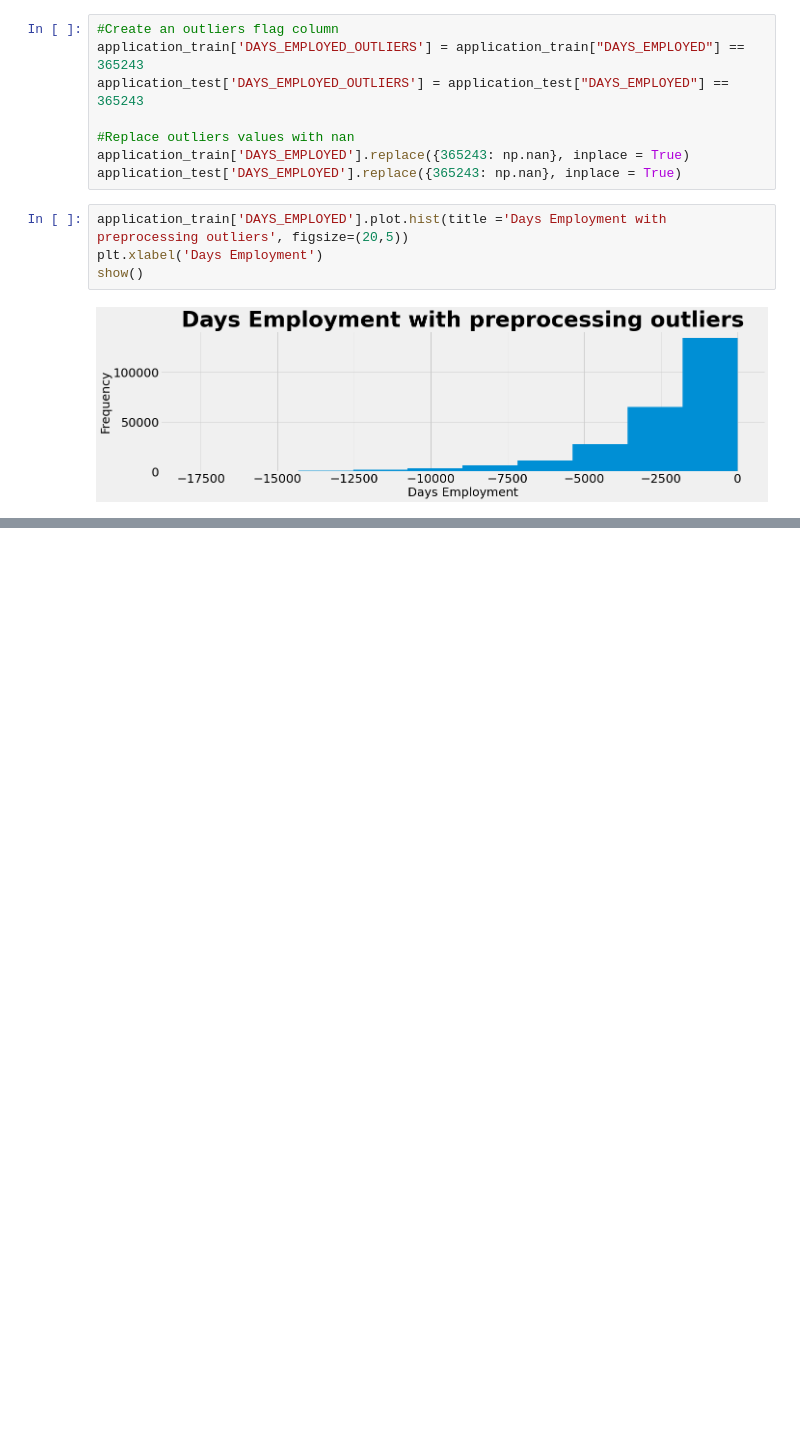
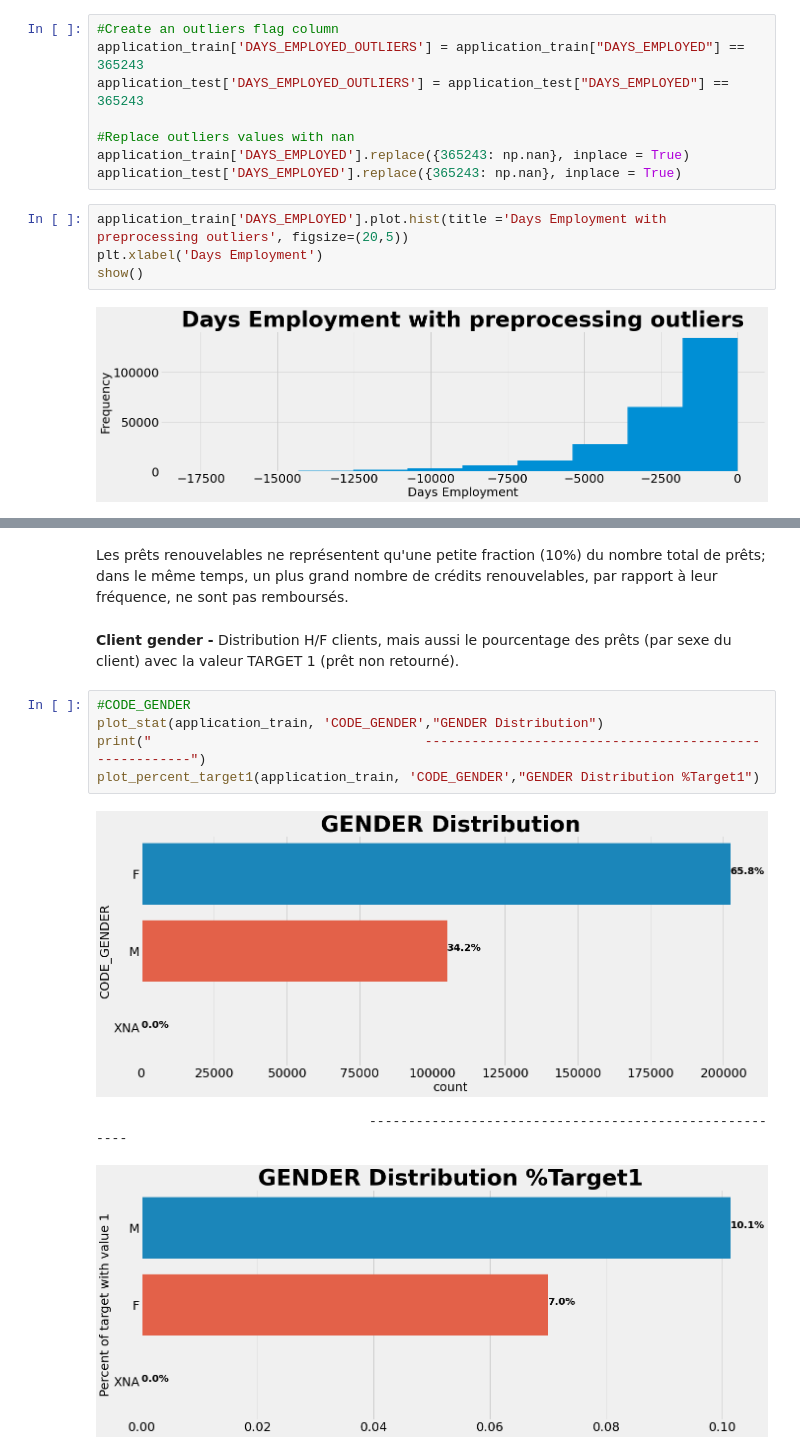
Before and after one commit to nalron/project_credit_scoring_model, a Jupyter notebook: p7_01_eda_notebook.ipynb, the cells around one changed output, grey strips where cells are left out. Drawn from its saved outputs; the diff is of its cells as text; blank space fills up the shorter version.

```diff
--- a/p7_01_eda_notebook.ipynb
+++ b/p7_01_eda_notebook.ipynb
@@ -493,0 +541,13 @@ show()
+# %% [markdown]
+Les prêts renouvelables ne représentent qu'une petite fraction (10%) du nombre total de prêts; dans le même temps, un plus grand nombre de crédits renouvelables, par rapport à leur fréquence, ne sont pas remboursés.
+# %% [markdown]
+**Client gender -** Distribution H/F clients, mais aussi le pourcentage des prêts (par sexe du client) avec la valeur TARGET 1 (prêt non retourné).
+# %%
+#CODE_GENDER
+plot_stat(application_train, 'CODE_GENDER',"GENDER Distribution")
+print("                                   -------------------------------------------------------")
+plot_percent_target1(application_train, 'CODE_GENDER',"GENDER Distribution %Target1")
+# %% [output]
+[figure, added]
+                                   -------------------------------------------------------
+[figure, added]
```
Also changed, not shown: parts of 19 cells of this notebook.
